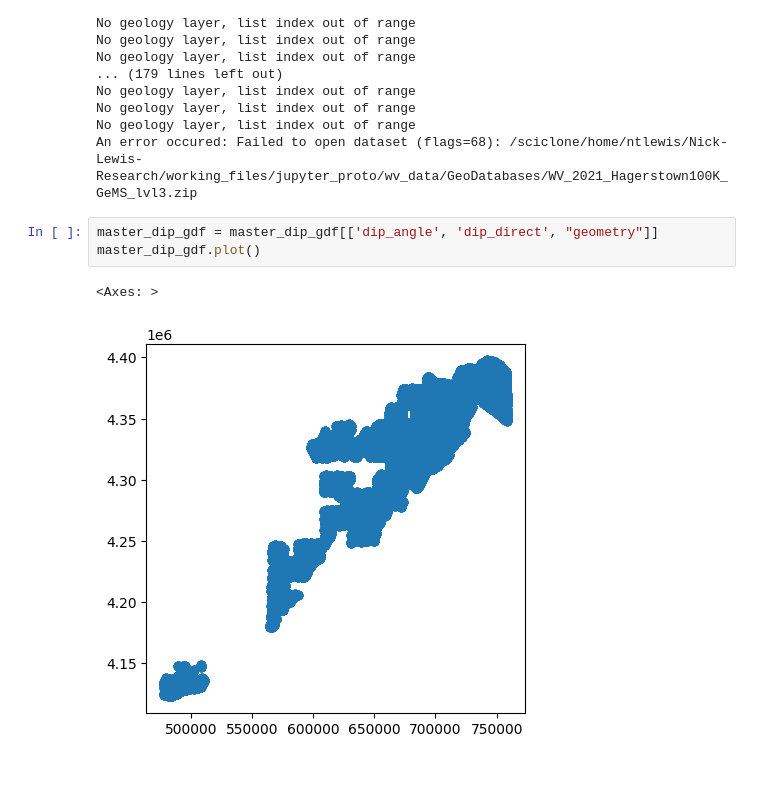
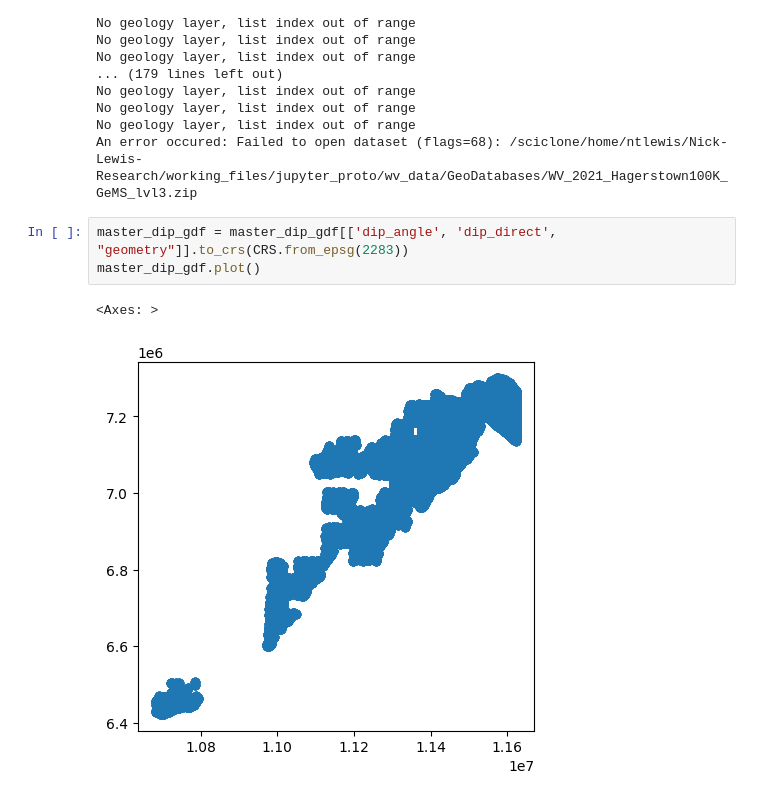
Before and after one commit to ntlewis1251/Nick-Lewis-Research, a Jupyter notebook: working_files/jupyter_proto/dip_analyses.ipynb, the cells around one changed output. Drawn from its saved outputs; the diff is of its cells as text.

```diff
--- a/working_files/jupyter_proto/dip_analyses.ipynb
+++ b/working_files/jupyter_proto/dip_analyses.ipynb
@@ -58,9 +61,9 @@ No geology layer, list index out of range
 No geology layer, list index out of range
 An error occured: Failed to open dataset (flags=68): /sciclone/home/ntlewis/Nick-Lewis-Research/working_files/jupyter_proto/wv_data/GeoDatabases/WV_2021_Hagerstown100K_GeMS_lvl3.zip
 # %%
-master_dip_gdf = master_dip_gdf[['dip_angle', 'dip_direct', "geometry"]]
+master_dip_gdf = master_dip_gdf[['dip_angle', 'dip_direct', "geometry"]].to_crs(CRS.from_epsg(2283))
 master_dip_gdf.plot()
 # %% [output]
 <Axes: >
-[figure, old version]
+[figure, new version]
 # %%
```
Also changed, not shown: parts of 6 cells of this notebook, 2 other files.
